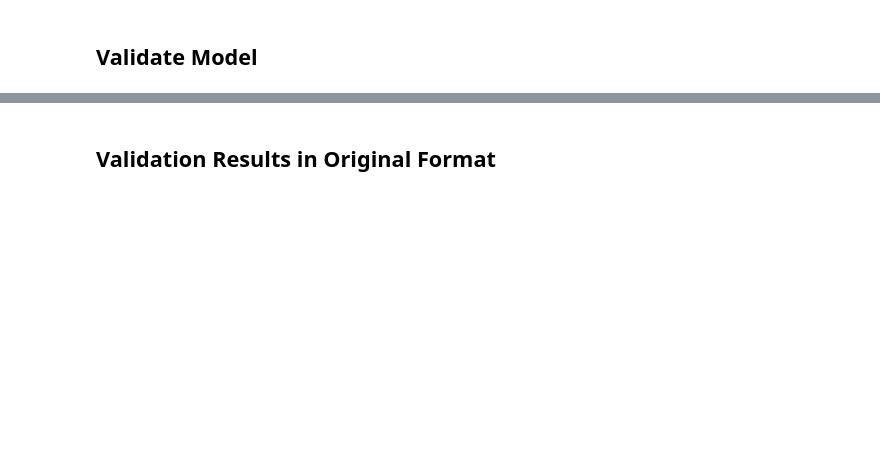
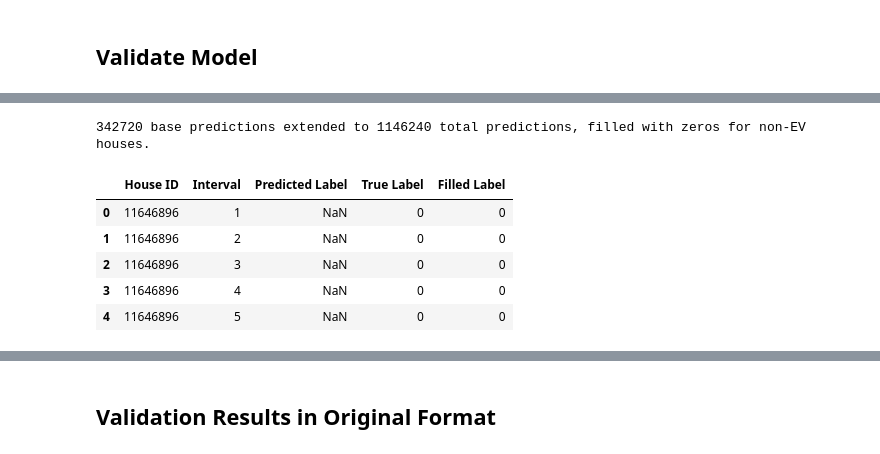
Before and after one commit to torenunez/udacity-mlnd-capstone, a Jupyter notebook: ev_capstone.ipynb, the cells around one changed output, grey strips where cells are left out. Saved outputs shown, nothing was run; the diff lists cells and outputs as text; code cells hidden in the pictures; blank space fills up the shorter version.

```diff
--- a/ev_capstone.ipynb
+++ b/ev_capstone.ipynb
@@ -478,0 +493,15 @@ array([[315096,   6502],
+# %%
+all_y_valid_time_pred, all_y_valid_time_true, all_Xy_valid_time = ev.get_all_relevant_preds_and_trues(
+    X_valid_time_augmented,
+    y_valid_time_pred,
+    X_valid_house,
+    ev_train_piv_lab_tmp_filled)
+display(all_Xy_valid_time.head())
+# %% [output]
+342720 base predictions extended to 1146240 total predictions, filled with zeros for non-EV houses.
+|  | House ID | Interval | Predicted Label | True Label | Filled Label |
+| 0 | 11646896 | 1 | NaN | 0 | 0 |
+| 1 | 11646896 | 2 | NaN | 0 | 0 |
+| 2 | 11646896 | 3 | NaN | 0 | 0 |
+| 3 | 11646896 | 4 | NaN | 0 | 0 |
+| 4 | 11646896 | 5 | NaN | 0 | 0 |
```
Also changed, not shown: parts of 26 cells of this notebook, 2 other files.
